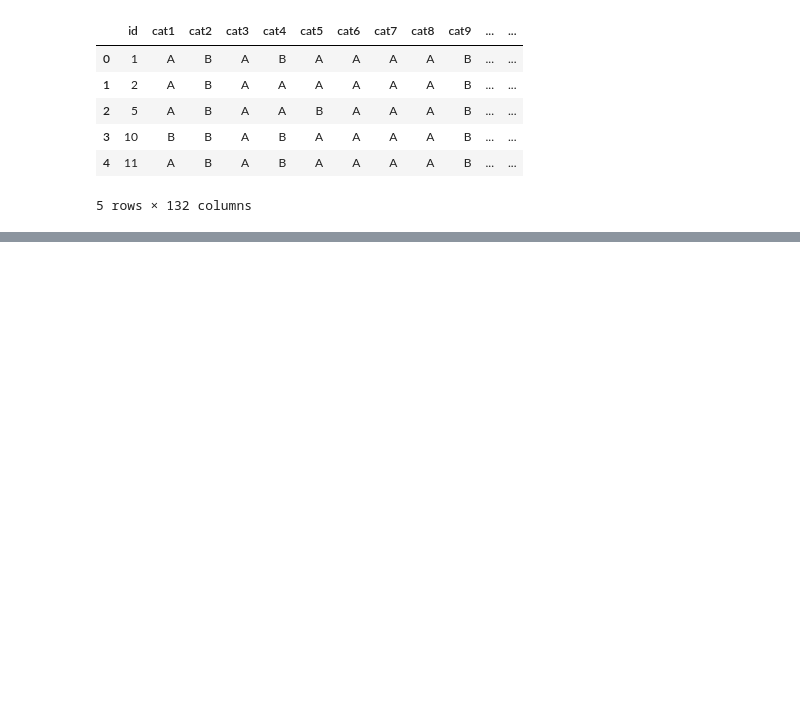
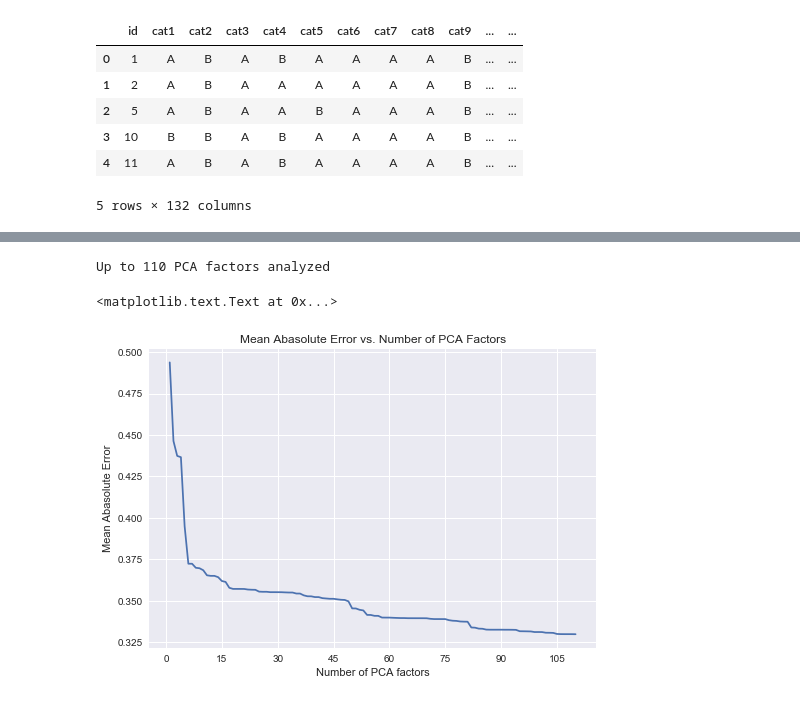
Before and after one commit to ap307/springboard_cap1, a Jupyter notebook: cap1_eda_review.ipynb, the cells around one changed output, grey strips where cells are left out. Saved outputs shown, nothing was run; the diff lists cells and outputs as text; code cells hidden in the pictures; blank space fills up the shorter version.

```diff
--- a/cap1_eda_review.ipynb
+++ b/cap1_eda_review.ipynb
@@ -21,7 +21,10 @@ from aplib import aplib
 # %%
 # Customizable function to transform loss data
 def transform_losses(losses):
-    return np.log(losses + 200)
+    return np.log(losses + 700)
+
+def inv_transform_losses(losses):
+    return np.exp(losses) - 700
 # %%
 # Import data set
 train_file_loc = os.path.expanduser("data/train.csv")
@@ -240,3 +300,36 @@ Wall time: 6.91 µs
+# %%
+# For analysis where variance of input data is an important feature does not whiten feature data
+opt_regr = Ridge(alpha=ridge_reg_alpha)
+max_factors = 110
+
+# Identify PCA
+pca = PCA(whiten=False)
+all_var = pca.fit_transform(all_train_data)
+
+# Add constant
+all_var = np.insert(all_var, 0, 1, axis=1)
+
+mse = []
+for i in np.arange(0,max_factors):
+    score = -cross_val_score(opt_regr, all_var[:,:i+1],
+                             all_train_losses,
+                             cv=kf_10, scoring='neg_mean_absolute_error').mean()
+    mse.append(score)
+    print 'Up to {0} PCA factors analyzed\r'.format(i+1),
+# %% [output]
+Up to 110 PCA factors analyzed
+# %%
+import matplotlib.ticker
+fig,ax = plt.subplots()
+ax.plot(np.arange(1,max_factors+1), mse[0:])
+ax.xaxis.set_major_locator(matplotlib.ticker.MaxNLocator(integer=True))
+ax.set_xlabel("Number of PCA factors")
+#ax.set_xticks(np.arange(1,max_factors+1))
+ax.set_ylabel("Mean Abasolute Error")
+ax.set_title("Mean Abasolute Error vs. Number of PCA Factors")
+# %% [output]
+<matplotlib.text.Text at 0x...>
+[figure, added]
 # %%
 # Run all variables through OLS
 % timeit
```
Also changed, not shown: parts of 27 cells of this notebook, 8 other files.
